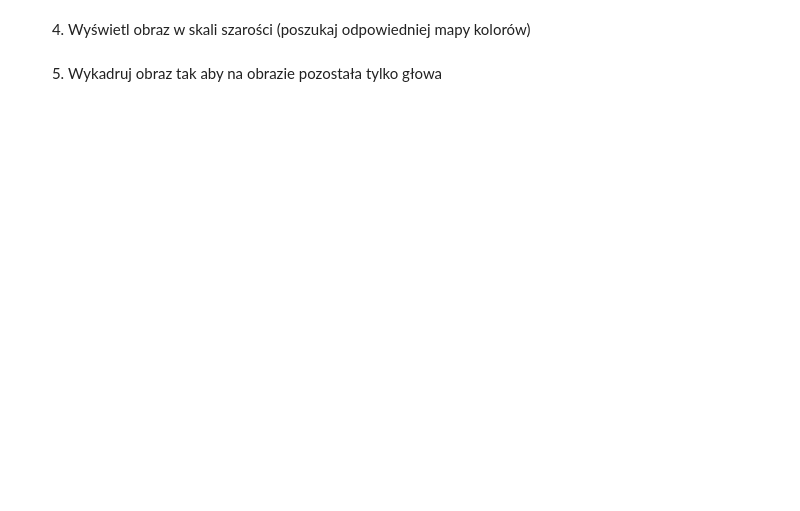
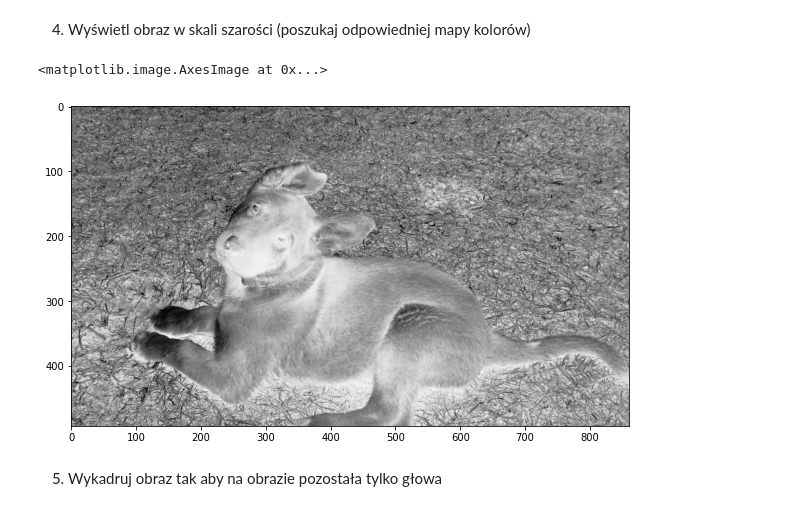
Before and after one commit to Mimikkk/__kck-2021, a Jupyter notebook: lab-2.ipynb, the cells around one changed output. Drawn from its saved outputs; the diff is of its cells as text; code cells hidden in the pictures; blank space fills up the shorter version.

```diff
--- a/lab-2.ipynb
+++ b/lab-2.ipynb
@@ -224,4 +396,9 @@ np.shape(data)
 # %% [markdown]
 4. Wyświetl obraz w skali szarości (poszukaj odpowiedniej mapy kolorów)
+# %%
+pp.imshow(img, cmap='Greys')
+# %% [output]
+<matplotlib.image.AxesImage at 0x...>
+[figure, added]
 # %% [markdown]
 5. Wykadruj obraz tak aby na obrazie pozostała tylko głowa
```
Also changed, not shown: parts of 37 cells of this notebook, 5 other files.
